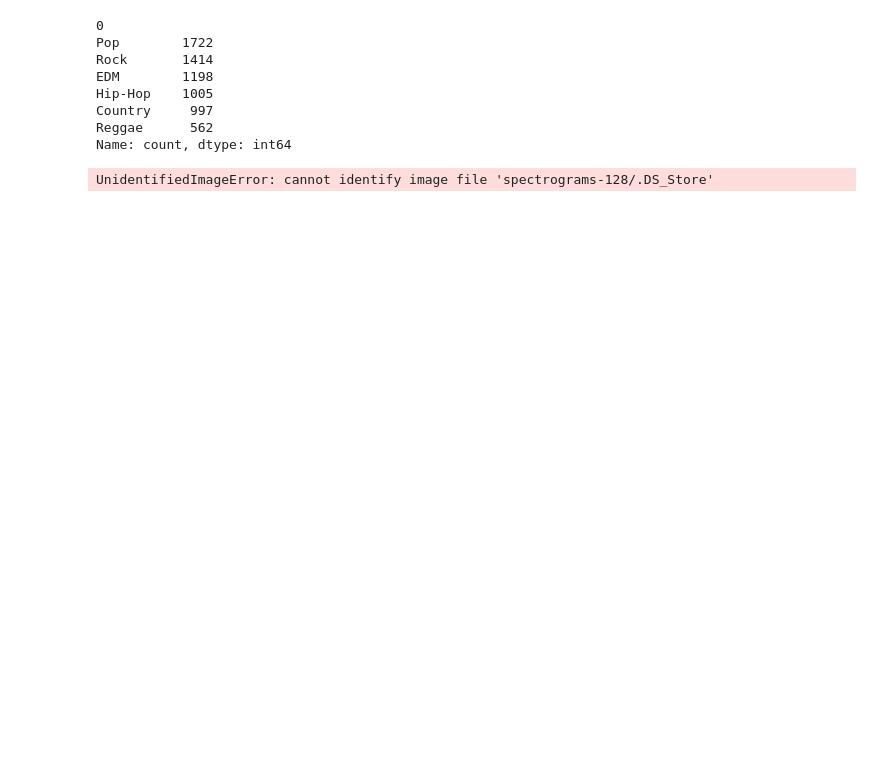
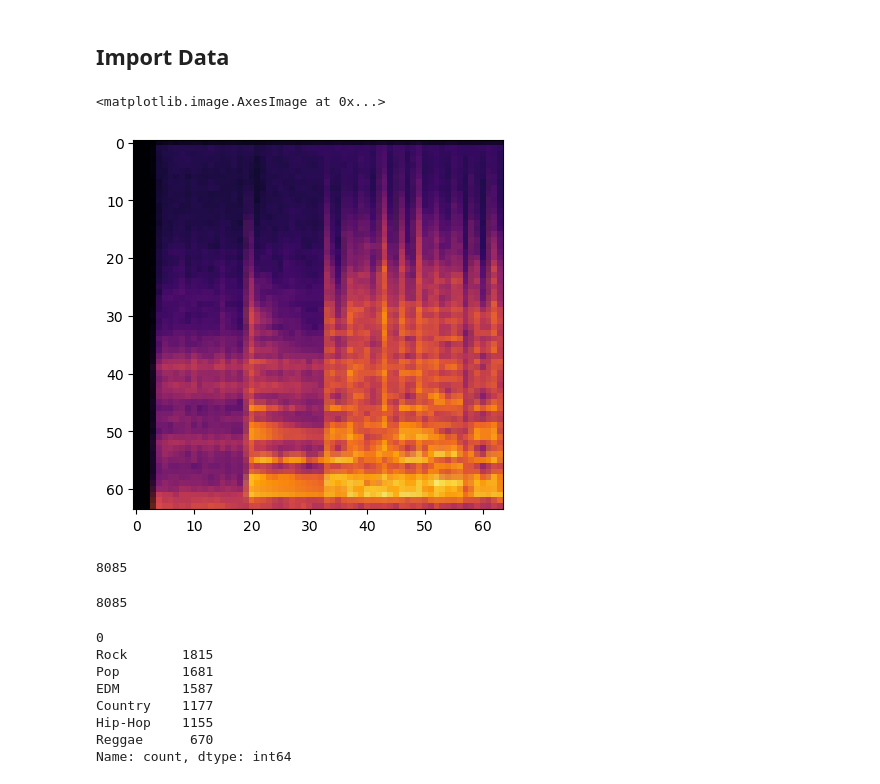
Before and after one commit to ekrueger1217/Music-Genre-Classifier, a Jupyter notebook: Genre_Classifier_Models.ipynb, the cells around one changed output. Drawn from its saved outputs; the diff is of its cells as text; code cells hidden in the pictures; blank space fills up the shorter version.

```diff
--- a/Genre_Classifier_Models.ipynb
+++ b/Genre_Classifier_Models.ipynb
@@ -53,0 +49,2 @@ genre_labels = [file.split('_')[0] for file in image_files if file.lower().endsw
+# %% [markdown]
+## Import Data
@@ -54,23 +55,54 @@ genre_labels = [file.split('_')[0] for file in image_files if file.lower().endsw
+# %%
+#In downloading audio and creating spectrograms, some files resulted in an empty audio file and blank, white spetrogram
+#This function is designed to filter out any empyty/blank data points
+def is_blank_image(image, threshold=0.99):
+    # Convert the image to a NumPy array
+    image_array = np.array(image)
+    # Calculate the mean pixel value
+    mean_pixel_value = np.mean(image_array)
+    # Check if the mean pixel value is below the threshold
+    return mean_pixel_value > threshold
+# %%
+#Import images
+image_folder_128 = 'spectrograms-128'
+image_files = [file for file in os.listdir(image_folder_128) if file.lower().endswith(('.png'))]
+
+
+genres = []
+images = []
+
+for file in image_files:
+    image = Image.open(os.path.join(image_folder_128, file)).resize((64, 64))
+    image = np.array(image) / 255
+
+    # Check if the image is mostly blank and skip it if it is
+    if not is_blank_image(image):
+        images.append(image)
+        # Extract genre label from the file name
+        genre_label = file.split('_')[0]
+        genres.append(genre_label)
+# %%
+plt.imshow(images[100])
+# %% [output]
+<matplotlib.image.AxesImage at 0x...>
+[figure, added]
+# %%
+len(genres)
+# %% [output]
+8085
+# %%
+len(images)
+# %% [output]
+8085
 # %%
-labelsdf = pd.DataFrame(genre_labels)
-labelsdf[0].value_counts()
+genres_df = pd.DataFrame(genres)
+genres_df[0].value_counts()
 # %% [output]
 0
-Pop        1722
-Rock       1414
-EDM        1198
-Hip-Hop    1005
-Country     997
-Reggae      562
+Rock       1815
+Pop        1681
+EDM        1587
+Country    1177
+Hip-Hop    1155
+Reggae      670
 Name: count, dtype: int64
-# %%
-image_files = [file for file in image_files if file.lower().endswith(('.png', '.jpg', '.jpeg', '.gif', '.bmp'))]
-
-# Load and preprocess images
-images = []
-for file in image_files:
-    image = Image.open(os.path.join(image_folder, file)).resize((128, 128))
-    image = np.array(image) / 255.0  # Normalize pixel values to [0, 1]
-    images.append(image)
-# %% [output]
-UnidentifiedImageError: cannot identify image file 'spectrograms-128/.DS_Store'
```
Also changed, not shown: parts of 17 cells of this notebook, 1 other file.
